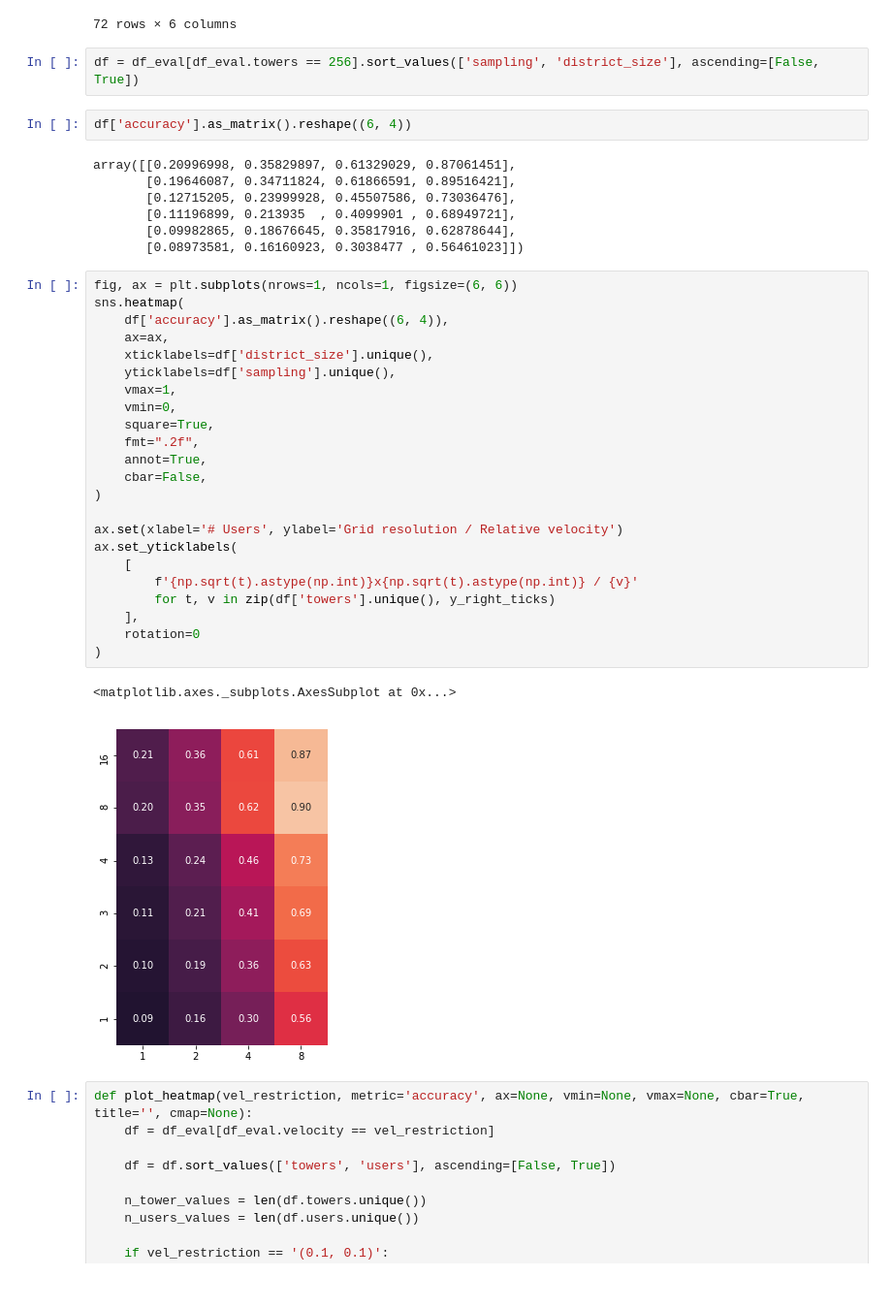
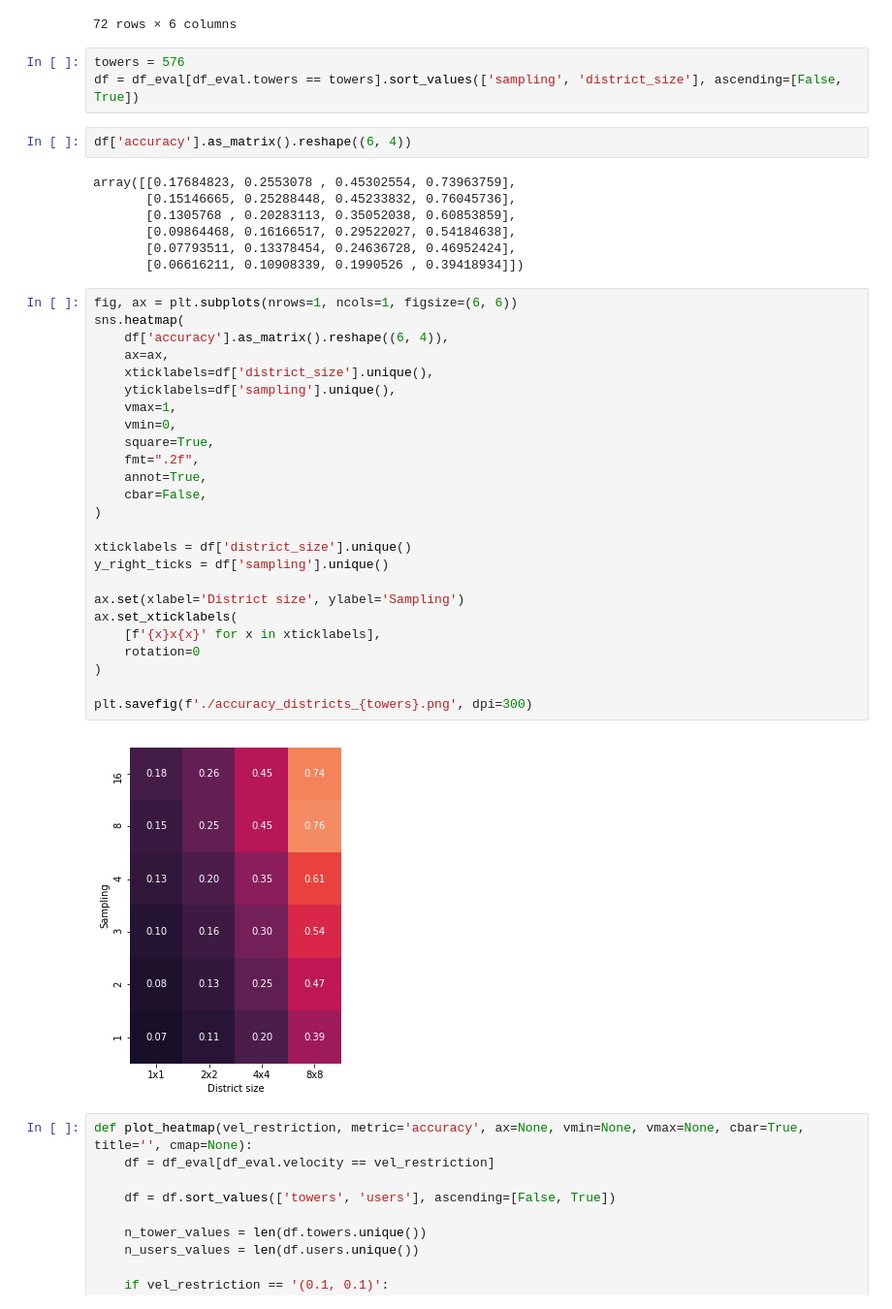
Before and after one commit to leopiney/tscf, a Jupyter notebook: evaluation-results-analysis.ipynb, the cells around one changed output. Shown at 97% size. Saved outputs shown, nothing was run; the diff lists cells and outputs as text.

Commit message:
Added accuracy for district tests

```diff
--- a/evaluation-results-analysis.ipynb
+++ b/evaluation-results-analysis.ipynb
@@ -64,42 +64,44 @@ df_eval
 | 71 | 1024 | 16 | 8 | 0.620063 | 0.183304 | 87.517550 |
 72 rows × 6 columns
 # %%
-df = df_eval[df_eval.towers == 256].sort_values(['sampling', 'district_size'], ascending=[False, True])
+towers = 576
+df = df_eval[df_eval.towers == towers].sort_values(['sampling', 'district_size'], ascending=[False, True])
 # %%
 df['accuracy'].as_matrix().reshape((6, 4))
 # %% [output]
-array([[0.20996998, 0.35829897, 0.61329029, 0.87061451],
-       [0.19646087, 0.34711824, 0.61866591, 0.89516421],
-       [0.12715205, 0.23999928, 0.45507586, 0.73036476],
-       [0.11196899, 0.213935  , 0.4099901 , 0.68949721],
-       [0.09982865, 0.18676645, 0.35817916, 0.62878644],
-       [0.08973581, 0.16160923, 0.3038477 , 0.56461023]])
+array([[0.17684823, 0.2553078 , 0.45302554, 0.73963759],
+       [0.15146665, 0.25288448, 0.45233832, 0.76045736],
+       [0.1305768 , 0.20283113, 0.35052038, 0.60853859],
+       [0.09864468, 0.16166517, 0.29522027, 0.54184638],
+       [0.07793511, 0.13378454, 0.24636728, 0.46952424],
+       [0.06616211, 0.10908339, 0.1990526 , 0.39418934]])
 # %%
 fig, ax = plt.subplots(nrows=1, ncols=1, figsize=(6, 6))
 sns.heatmap(
     df['accuracy'].as_matrix().reshape((6, 4)),
     ax=ax,
     xticklabels=df['district_size'].unique(),
     yticklabels=df['sampling'].unique(),
     vmax=1,
     vmin=0,
     square=True,
     fmt=".2f",
     annot=True,
     cbar=False,
 )
 
-ax.set(xlabel='# Users', ylabel='Grid resolution / Relative velocity')
-ax.set_yticklabels(
-    [
-        f'{np.sqrt(t).astype(np.int)}x{np.sqrt(t).astype(np.int)} / {v}'
-        for t, v in zip(df['towers'].unique(), y_right_ticks)
-    ],
+xticklabels = df['district_size'].unique()
+y_right_ticks = df['sampling'].unique()
+
+ax.set(xlabel='District size', ylabel='Sampling')
+ax.set_xticklabels(
+    [f'{x}x{x}' for x in xticklabels],
     rotation=0
 )
+
+plt.savefig(f'./accuracy_districts_{towers}.png', dpi=300)
 # %% [output]
-<matplotlib.axes._subplots.AxesSubplot at 0x...>
-[figure, old version]
+[figure, new version]
 # %%
 def plot_heatmap(vel_restriction, metric='accuracy', ax=None, vmin=None, vmax=None, cbar=True, title='', cmap=None):
     df = df_eval[df_eval.velocity == vel_restriction]
```
Also changed, not shown: 3 other files.
